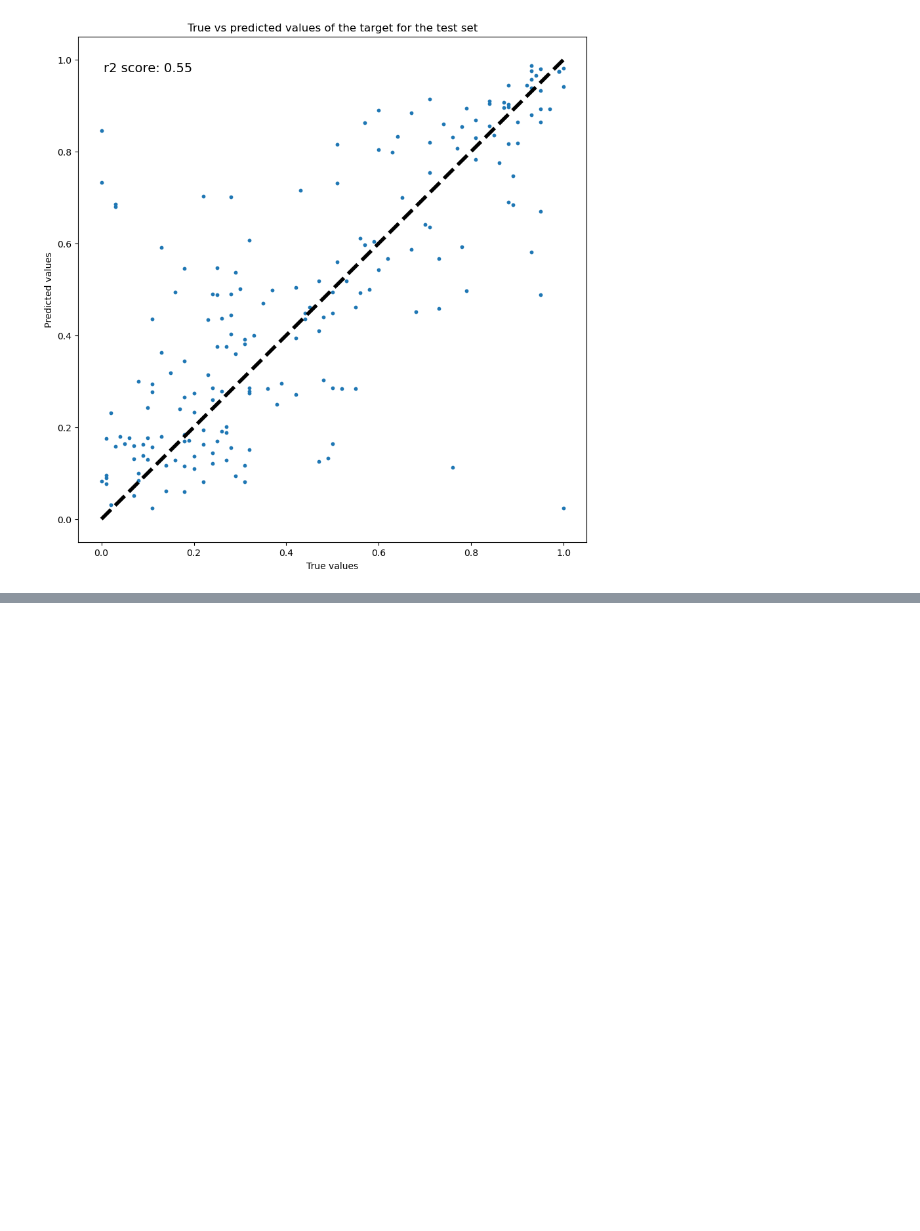
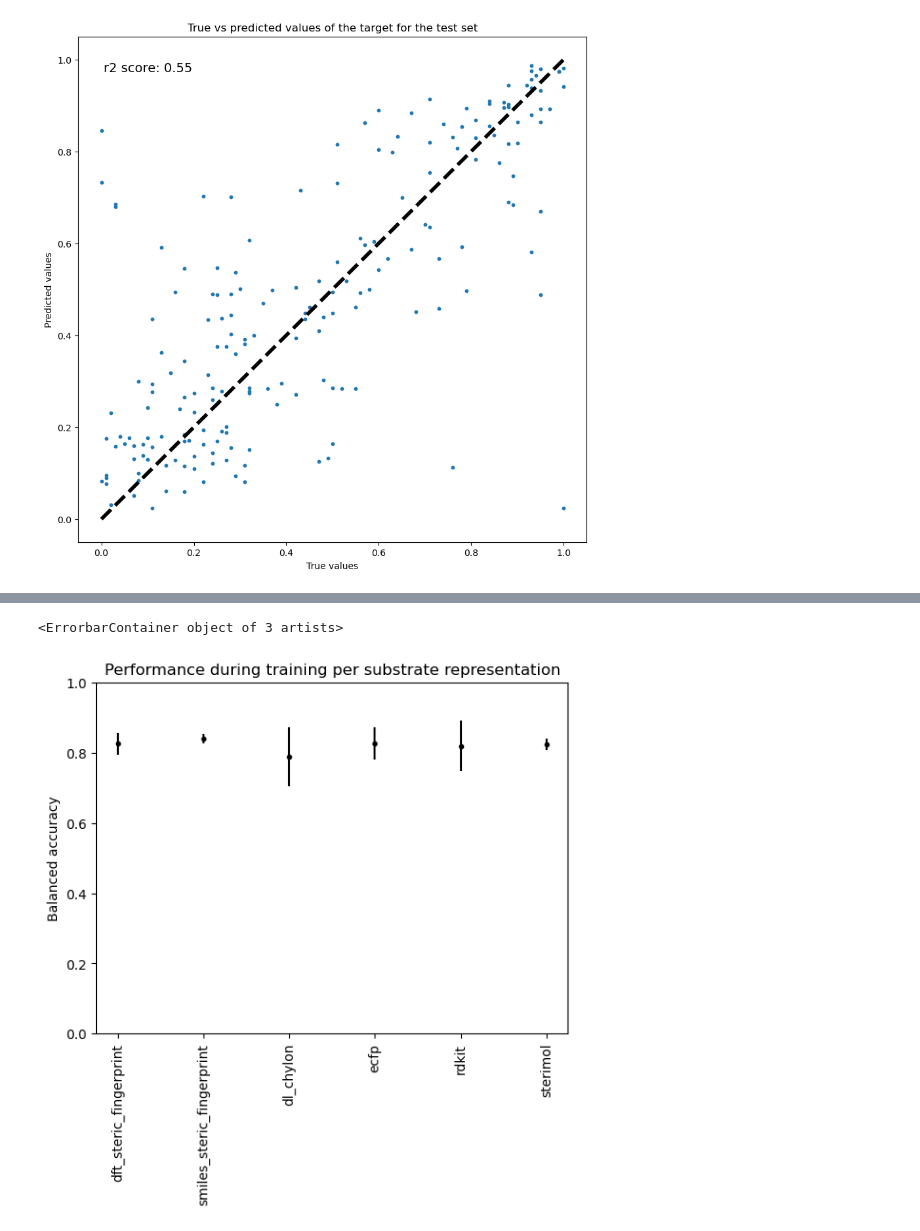
Before and after one commit to EPiCs-group/obelix-ml-pipeline, a Jupyter notebook: obelix_ml_pipeline/notebooks/predictions_on_unseen_substrate.ipynb, the cells around one changed output, grey strips where cells are left out. Saved outputs shown, nothing was run; the diff lists cells and outputs as text; code cells hidden in the pictures; blank space fills up the shorter version.

```diff
--- a/obelix_ml_pipeline/notebooks/predictions_on_unseen_substrate.ipynb
+++ b/obelix_ml_pipeline/notebooks/predictions_on_unseen_substrate.ipynb
@@ -65,0 +154,13 @@ fig_fi
+# %%
+# plot test performance during training
+fig, ax = plt.subplots()
+ax.set_title('Performance during training per substrate representation')
+ax.set_xticks(range(len(list_of_substrate_representations)))
+ax.set_xticklabels(list_of_substrate_representations, rotation=90)
+# set y range between 0 and 1
+ax.set_ylim([0, 1])
+ax.set_ylabel('Balanced accuracy')
+plt.errorbar(range(len(list_of_substrate_representations)), list_of_test_scores_mean, yerr=list_of_test_scores_std, fmt='.k')
+# %% [output]
+<ErrorbarContainer object of 3 artists>
+[figure, added]
```
Also changed, not shown: parts of 15 cells of this notebook, 9 other files.
